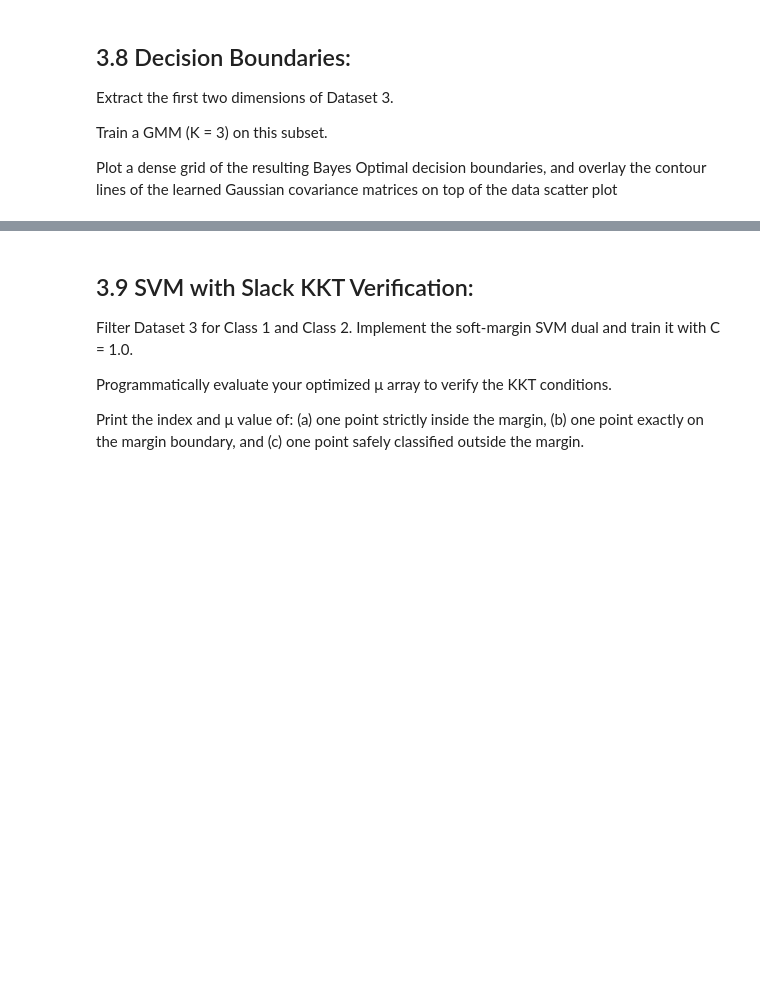
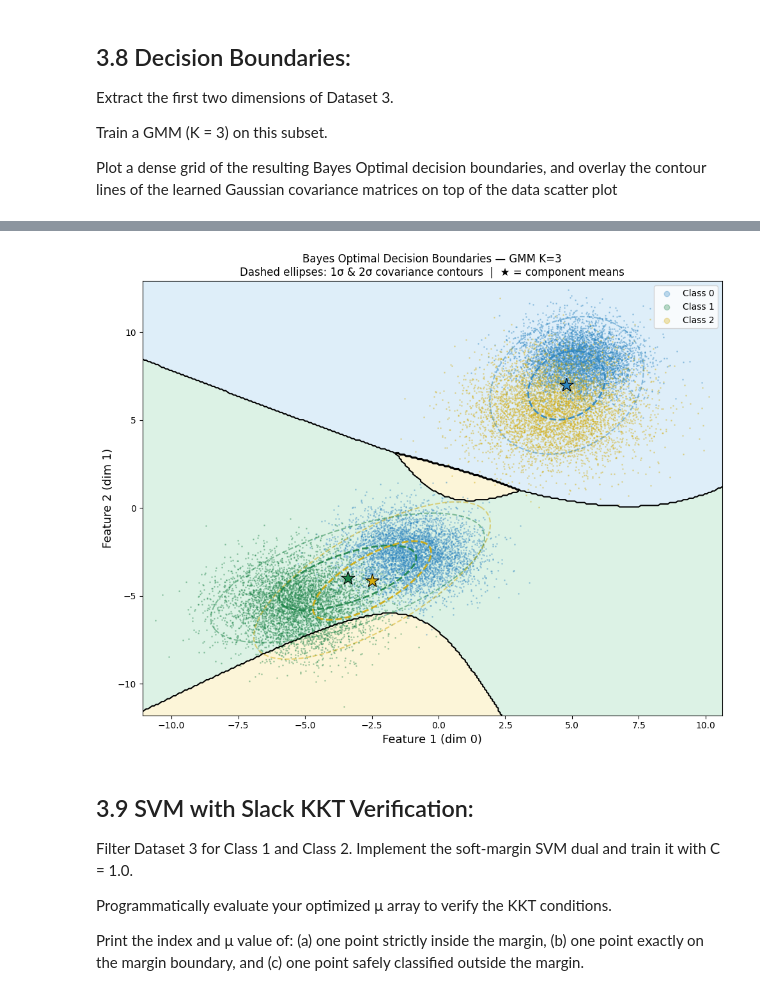
Before and after one commit to Bitupan132/E1_213_Pattern_Recognition_and_Neural_Networks, a Jupyter notebook: Assignment_1/src/3_high_frequency_icu_telemetry.ipynb, the cells around one changed output, grey strips where cells are left out. Saved outputs shown, nothing was run; the diff lists cells and outputs as text; code cells hidden in the pictures; blank space fills up the shorter version.

```diff
--- a/Assignment_1/src/3_high_frequency_icu_telemetry.ipynb
+++ b/Assignment_1/src/3_high_frequency_icu_telemetry.ipynb
@@ -293,7 +298,7 @@ def run_gmm(X, K, max_iters=50, tol=1e-4, force_crash=False):
 # 1. Run GMM for K = 2, 4, 6
 plt.figure(figsize=(10, 6))
 for k in [2, 4, 6]:
-    lls, _ = run_gmm(x, K=k)
+    lls, pi, mu, Sigma = run_gmm(x, K=k)
     plt.plot(range(len(lls)), lls, marker='o', label=f'K={k}')
 
 plt.xlabel('Iterations')
@@ -327,0 +424,12 @@ the data scatter plot
+# %%
+# ------------------------------------------------------------------
+# 2. Compute posterior probability P(k | x) for each grid point
+# ------------------------------------------------------------------
+# log-likelihood of each grid point under each Gaussian component
+log_densities = np.zeros((grid_points.shape[0], K))
+for k in range(K):
+    log_densities[:, k] = np.log(pi[k] + 1e-15) + multivariate_normal.logpdf( grid_points, mean=mu[k], cov=Sigma[k])
+
+# Bayes Optimal decision: pick the component with highest posterior
+predicted_class = np.argmax(log_densities, axis=1)
+decision_grid = predicted_class.reshape(xx.shape)
@@ -328,3 +440,82 @@ the data scatter plot
+# %%
+# ------------------------------------------------------------------
+# 3. Helper to draw a covariance ellipse
+# ------------------------------------------------------------------
+def draw_covariance_ellipse(ax, mean, cov, n_std=2.0, **kwargs):
+    """Draw an ellipse representing the n_std-sigma covariance region."""
+    eigenvalues, eigenvectors = np.linalg.eigh(cov)
+    # Angle of the principal axis
+    angle = np.degrees(np.arctan2(eigenvectors[1, 0], eigenvectors[0, 0]))
+    # Width and height are 2*n_std * sqrt(eigenvalue)
+    width, height = 2 * n_std * np.sqrt(eigenvalues)
+    ellipse = Ellipse(
+        xy=mean, width=width, height=height, angle=angle, **kwargs
+    )
+    ax.add_patch(ellipse)
+
+# ------------------------------------------------------------------
+# 4. Plot
+# ------------------------------------------------------------------
+colors_bg = ['#AED6F1', '#A9DFBF', '#F9E79F']   # soft background colours
+colors_fg = ['#2E86C1', '#1E8449', '#D4AC0D']   # darker for scatter / ellipses
+class_colors = np.array(colors_fg)
+
+fig, ax = plt.subplots(figsize=(10, 8))
+
+# --- Decision region background ---
+# pcolormesh is faster than contourf for discrete classes
+cmap_bg = plt.cm.colors.ListedColormap(colors_bg[:K])
+ax.pcolormesh(xx, yy, decision_grid, cmap=cmap_bg, alpha=0.4, shading='auto')
+
+# --- Data scatter (colour by true class label) ---
+y_flat = y.flatten().astype(int)
+for cls in np.unique(y_flat):
+    mask = (y_flat == cls)
+    ax.scatter(
+        x_filtered[mask, 0], x_filtered[mask, 1],
+        c=class_colors[cls % K],
+        s=1, alpha=0.3,
+        label=f'Class {cls}'
+    )
+
+# --- Decision boundary contour lines ---
+ax.contour(
+    xx, yy, decision_grid,
+    levels=np.arange(K + 1) - 0.5,
+    colors='k', linewidths=1.5
+)
+
+# --- Covariance ellipses (1σ and 2σ) at each component mean ---
+for k in range(K):
+    for n_std, alpha, lw in [(1, 0.9, 2.0), (2, 0.5, 1.5)]:
+        draw_covariance_ellipse(
+            ax, mu[k], Sigma[k],
+            n_std=n_std,
+            edgecolor=colors_fg[k],
+            facecolor='none',
+            linewidth=lw,
+            linestyle='--',
+            alpha=alpha,
+            zorder=5
+        )
+    # Mark the component mean
+    ax.scatter(*mu[k], marker='*', s=250, color=colors_fg[k],
+               edgecolor='k', linewidth=0.8, zorder=6)
+
+ax.set_xlim(x_min, x_max)
+ax.set_ylim(y_min, y_max)
+ax.set_xlabel('Feature 1 (dim 0)', fontsize=13)
+ax.set_ylabel('Feature 2 (dim 1)', fontsize=13)
+ax.set_title(
+    f'Bayes Optimal Decision Boundaries — GMM K={K}\n'
+    'Dashed ellipses: 1σ & 2σ covariance contours  |  ★ = component means',
+    fontsize=12
+)
+ax.legend(loc='upper right', markerscale=6, fontsize=10)
+plt.tight_layout()
+plt.show()
+# %% [output]
+[figure, added]
 # %% [markdown]
 ## 3.9 SVM with Slack KKT Verification:
 Filter Dataset 3 for Class 1 and Class 2. Implement the soft-margin SVM dual and train it with C = 1.0.
```
Also changed, not shown: parts of 30 cells of this notebook.
